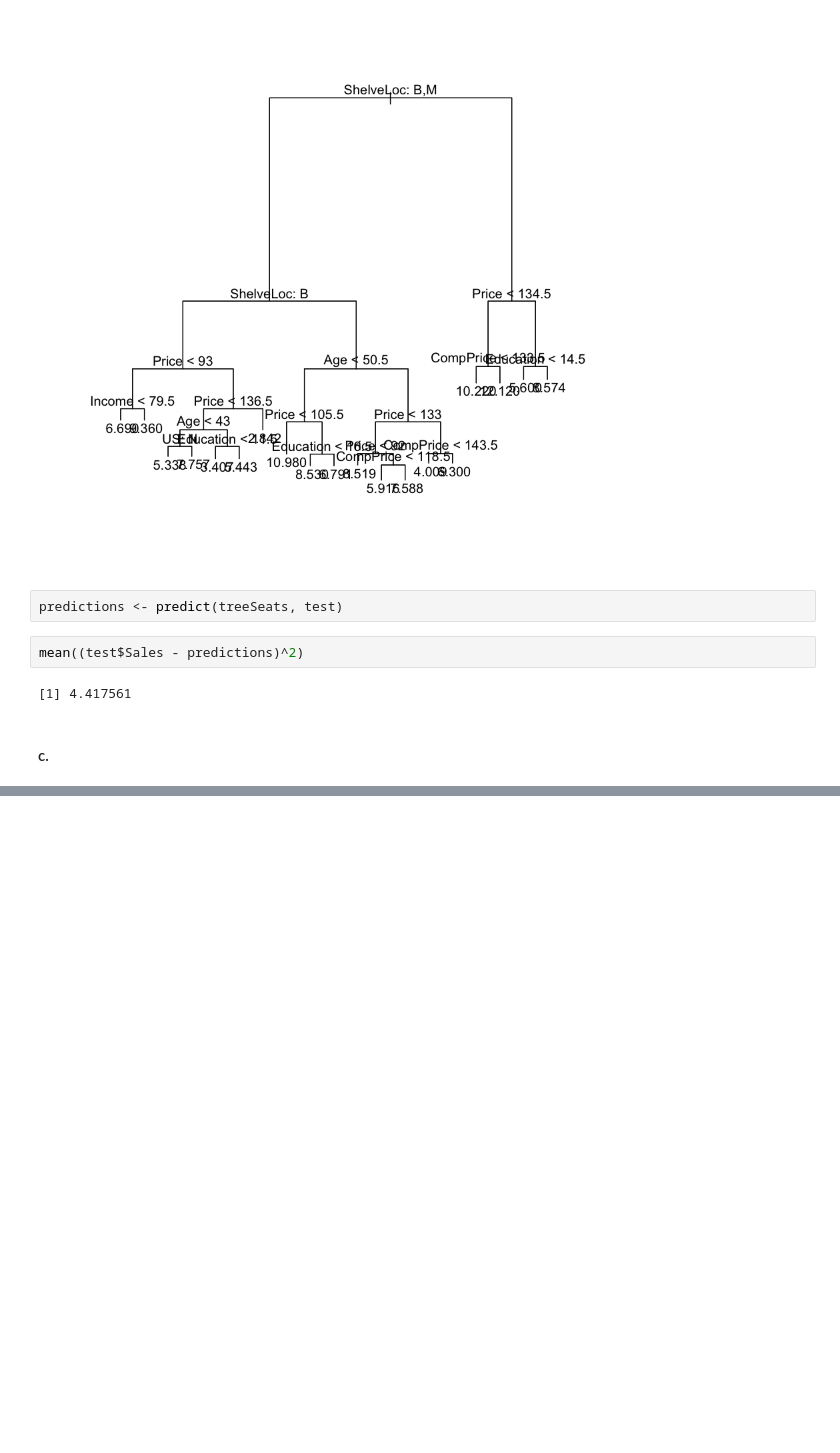
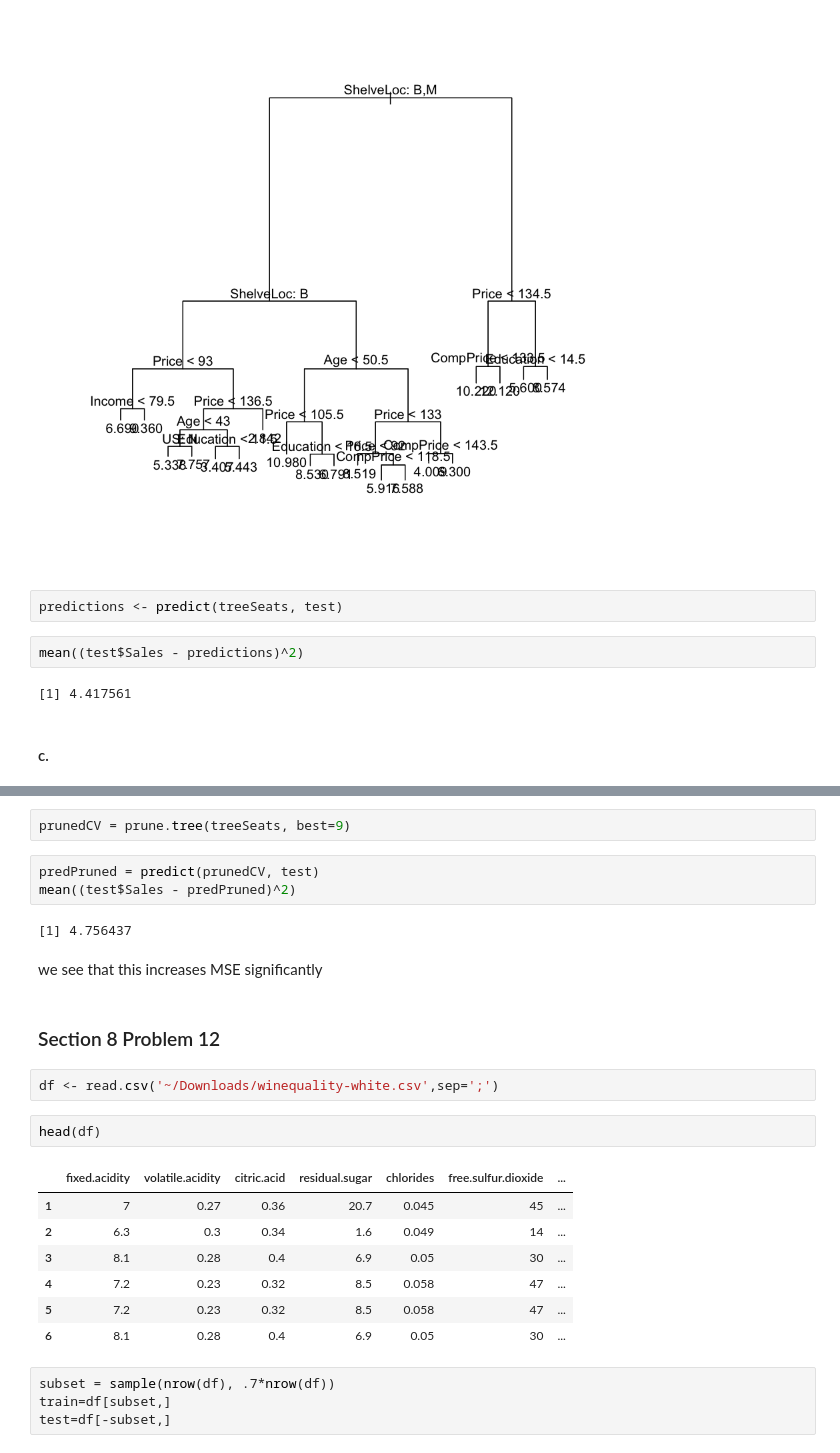
Before and after one commit to jbrambleDC/statistical-learning, a Jupyter notebook: Homework7.ipynb, the cells around one changed output, grey strips where cells are left out. Saved outputs shown, nothing was run; the diff lists cells and outputs as text; blank space fills up the shorter version.

```diff
--- a/Homework7.ipynb
+++ b/Homework7.ipynb
@@ -78,0 +88,27 @@ mean((test$Sales - predictions)^2)
+# %%
+prunedCV = prune.tree(treeSeats, best=9)
+# %%
+predPruned = predict(prunedCV, test)
+mean((test$Sales - predPruned)^2)
+# %% [output]
+[1] 4.756437
+# %% [markdown]
+we see that this increases MSE significantly
+# %% [markdown]
+### Section 8 Problem 12
+# %%
+df <- read.csv('~/Downloads/winequality-white.csv',sep=';')
+# %%
+head(df)
+# %% [output]
+|  | fixed.acidity | volatile.acidity | citric.acid | residual.sugar | chlorides | free.sulfur.dioxide | ... |
+| 1 | 7 | 0.27 | 0.36 | 20.7 | 0.045 | 45 | ... |
+| 2 | 6.3 | 0.3 | 0.34 | 1.6 | 0.049 | 14 | ... |
+| 3 | 8.1 | 0.28 | 0.4 | 6.9 | 0.05 | 30 | ... |
+| 4 | 7.2 | 0.23 | 0.32 | 8.5 | 0.058 | 47 | ... |
+| 5 | 7.2 | 0.23 | 0.32 | 8.5 | 0.058 | 47 | ... |
+| 6 | 8.1 | 0.28 | 0.4 | 6.9 | 0.05 | 30 | ... |
+# %%
+subset = sample(nrow(df), .7*nrow(df))
+train=df[subset,]
+test=df[-subset,]
```
Also changed, not shown: parts of 22 cells of this notebook.
